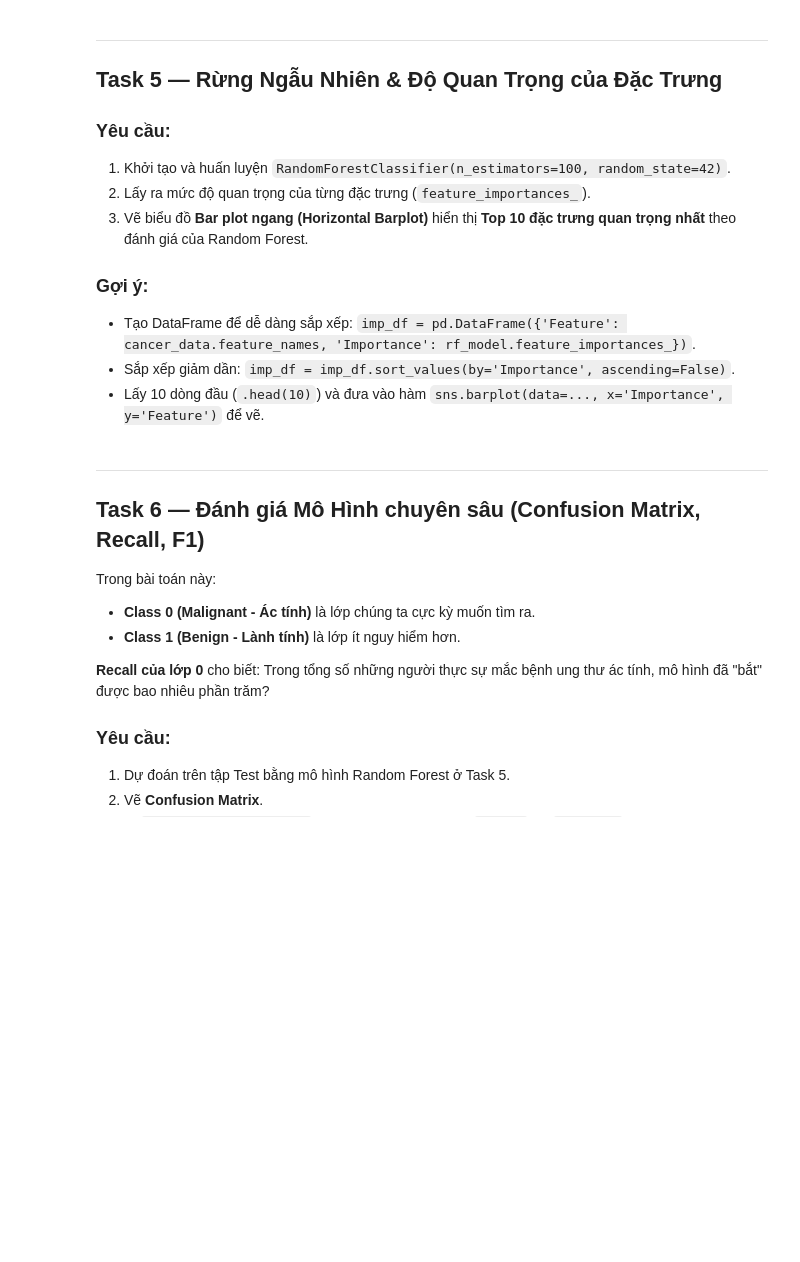
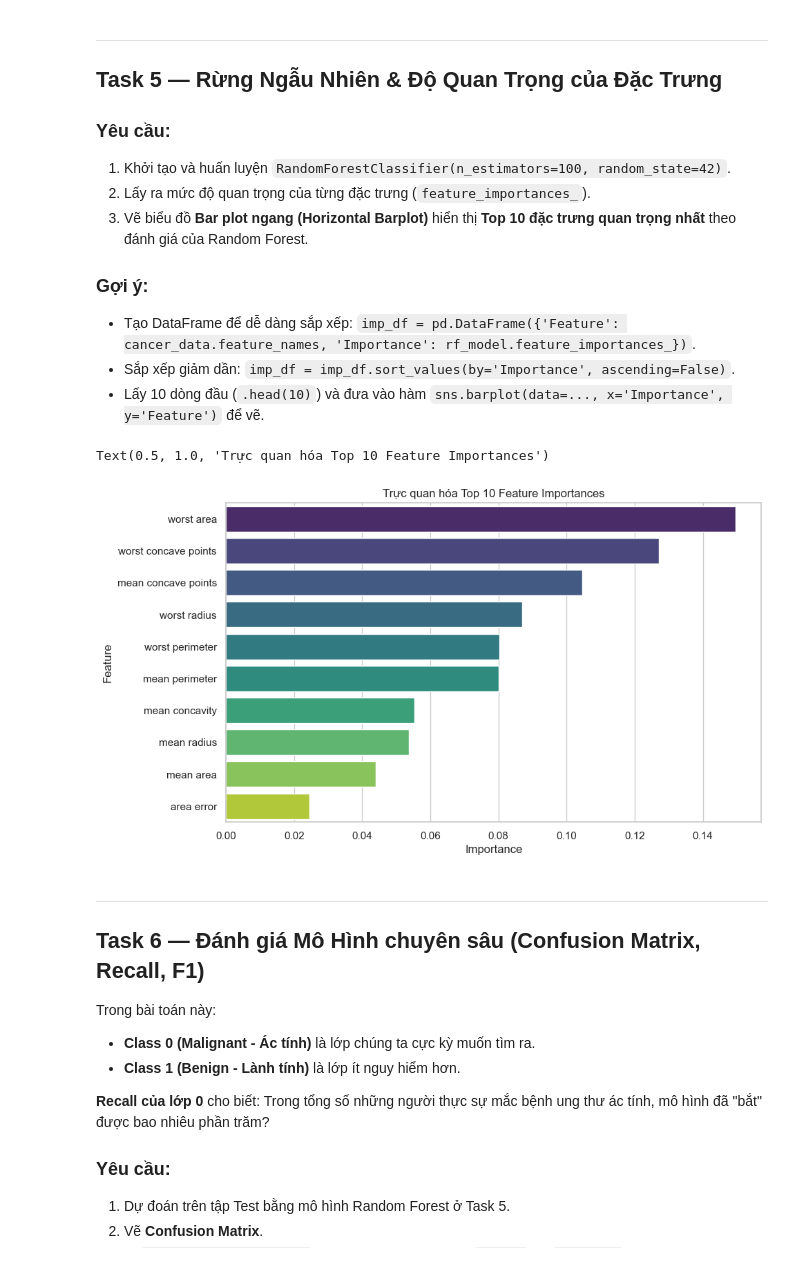
Before and after one commit to TrungQuanHCMUT/mliot-pyml-2026-hw, a Jupyter notebook: week04/BTVN_buoi8.ipynb, the cells around one changed output. Saved outputs shown, nothing was run; the diff lists cells and outputs as text; code cells hidden in the pictures; blank space fills up the shorter version.

```diff
--- a/week04/BTVN_buoi8.ipynb
+++ b/week04/BTVN_buoi8.ipynb
@@ -205,17 +205,24 @@ plt.show()
 # %%
 # TODO 5a: Huấn luyện Random Forest
 # rf_model = ...
 rf_model = RandomForestClassifier(n_estimators=100, random_state=42)
 rf_model.fit(X_train_scaled, y_train)
 
 # TODO 5b: Trích xuất và trực quan hóa Top 10 Feature Importances
 # importances = rf_model.feature_importances_
 # ... (Khuyến khích tạo một DataFrame để sort và dùng sns.barplot)
 importances = rf_model.feature_importances_
 imp_df = pd.DataFrame({
     'Feature': cancer_data.feature_names,
     'Importance': importances
 })
+imp_df = imp_df.sort_values(by='Importance', ascending=False).head(10)
+plt.figure(figsize=(10, 6))
+sns.barplot(data=imp_df, x='Importance', y='Feature', hue='Feature', legend=False, palette='viridis')
+plt.title("Trực quan hóa Top 10 Feature Importances")
+# %% [output]
+Text(0.5, 1.0, 'Trực quan hóa Top 10 Feature Importances')
+[figure, added]
 # %% [markdown]
 ---
 ## Task 6 — Đánh giá Mô Hình chuyên sâu (Confusion Matrix, Recall, F1)
```
Also changed, not shown: parts of 2 cells of this notebook.
